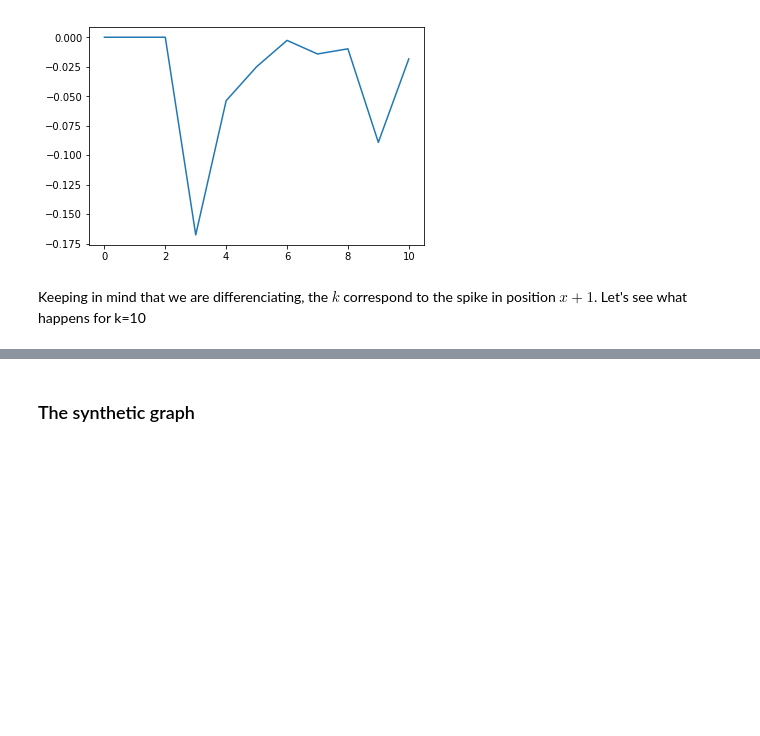
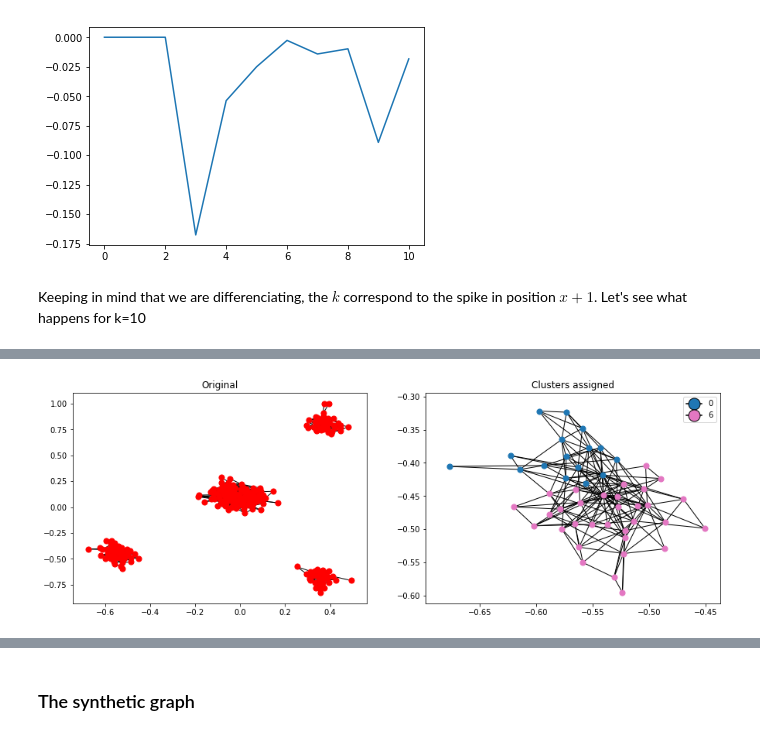
Before and after one commit to gioruffa/ID2222_DataMining_Assignments, a Jupyter notebook: 4_graph_spectra/graph-spectra.ipynb, the cells around one changed output, grey strips where cells are left out. Drawn from its saved outputs; the diff is of its cells as text; code cells hidden in the pictures; blank space fills up the shorter version.

```diff
--- a/4_graph_spectra/graph-spectra.ipynb
+++ b/4_graph_spectra/graph-spectra.ipynb
@@ -341,0 +368,4 @@ draw_compare(ex1, ex1_clusters, node_size=50, with_labels=False)
+# %%
+draw_compare(ex1, ex1_clusters, node_size=50, with_labels=False, which_clusters=[0,6])
+# %% [output]
+[figure, added]
```
Also changed, not shown: parts of 13 cells of this notebook.
